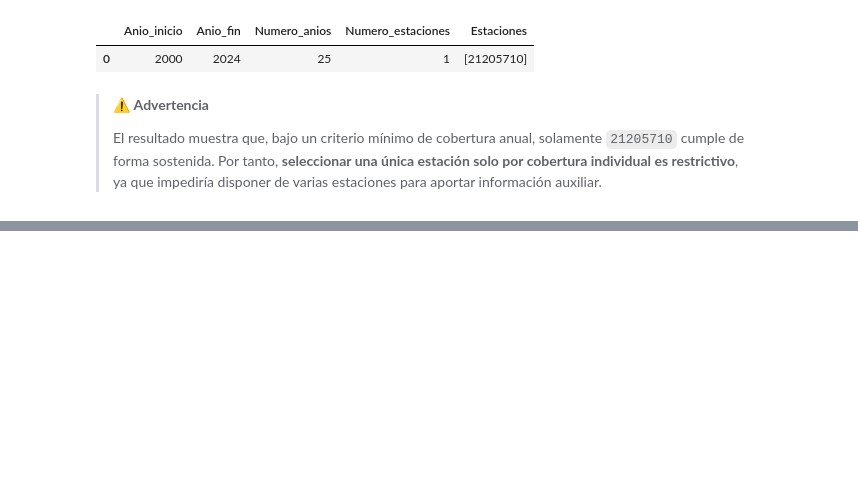
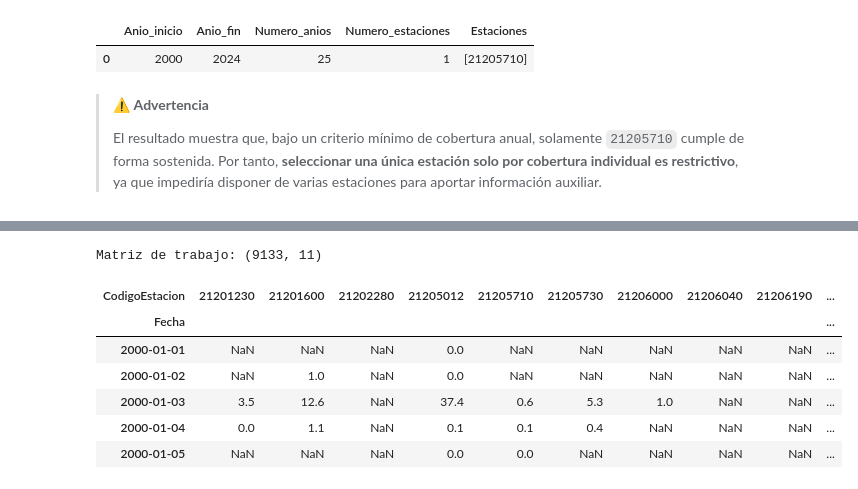
Before and after one commit to Antaesa-01/TFM-Precipitacion, a Jupyter notebook: notebooks/02_Descarga_Precipitaciones_DHIME.ipynb, the cells around one changed output, grey strips where cells are left out. Cells and saved outputs as stored; diff of their text form; code cells hidden in the pictures; blank space fills up the shorter version.

```diff
--- a/notebooks/02_Descarga_Precipitaciones_DHIME.ipynb
+++ b/notebooks/02_Descarga_Precipitaciones_DHIME.ipynb
@@ -2022,0 +912,17 @@ Se instala `contextily`, librería utilizada únicamente para incorporar un mapa
+# %%
+df_wide = df_precipitacion_completo.pivot(
+    index="Fecha", columns="CodigoEstacion", values="Valor"
+).sort_index()
+
+df_wide.index.name = "Fecha"
+print("Matriz de trabajo:", df_wide.shape)
+display(df_wide.head())
+# %% [output]
+Matriz de trabajo: (9133, 11)
+| CodigoEstacion | 21201230 | 21201600 | 21202280 | 21205012 | 21205710 | 21205730 | 21206000 | 21206040 | 21206190 | ... |
+| Fecha |  |  |  |  |  |  |  |  |  | ... |
+| 2000-01-01 | NaN | NaN | NaN | 0.0 | NaN | NaN | NaN | NaN | NaN | ... |
+| 2000-01-02 | NaN | 1.0 | NaN | 0.0 | NaN | NaN | NaN | NaN | NaN | ... |
+| 2000-01-03 | 3.5 | 12.6 | NaN | 37.4 | 0.6 | 5.3 | 1.0 | NaN | NaN | ... |
+| 2000-01-04 | 0.0 | 1.1 | NaN | 0.1 | 0.1 | 0.4 | NaN | NaN | NaN | ... |
+| 2000-01-05 | NaN | NaN | NaN | 0.0 | 0.0 | NaN | NaN | NaN | NaN | ... |
```
Also changed, not shown: parts of 230 cells of this notebook, 27 other files.
